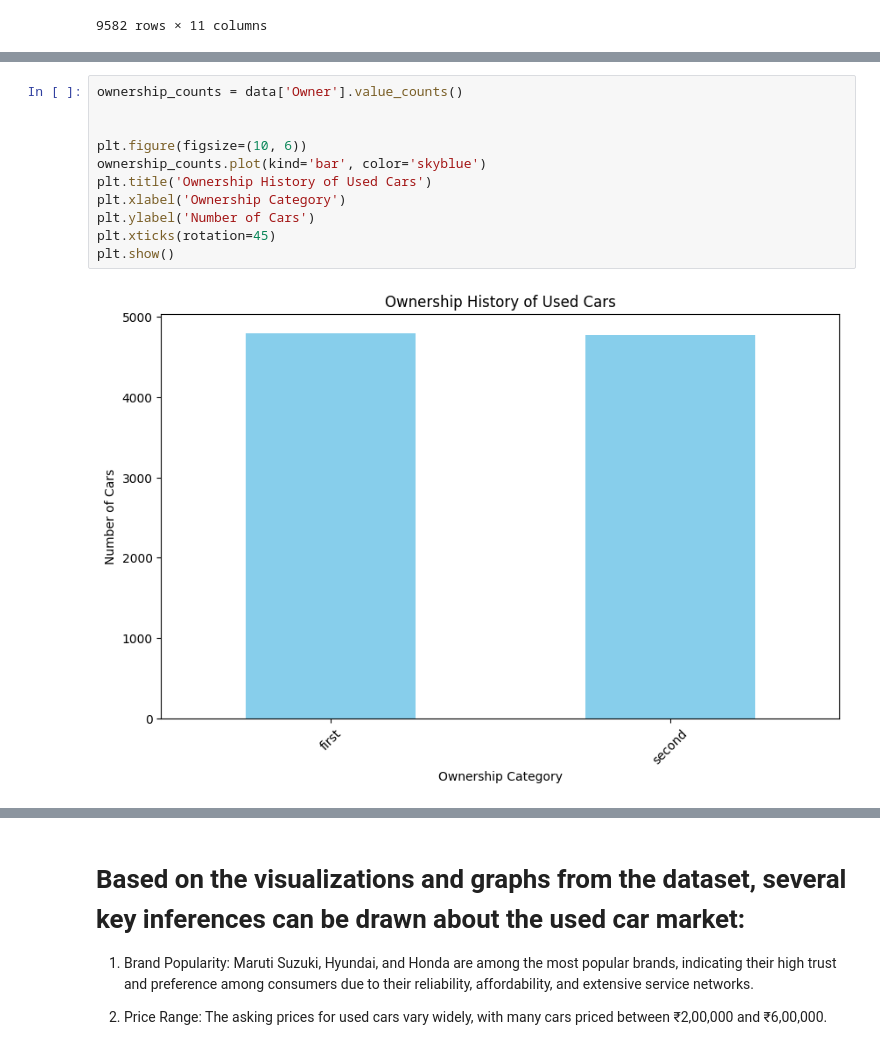
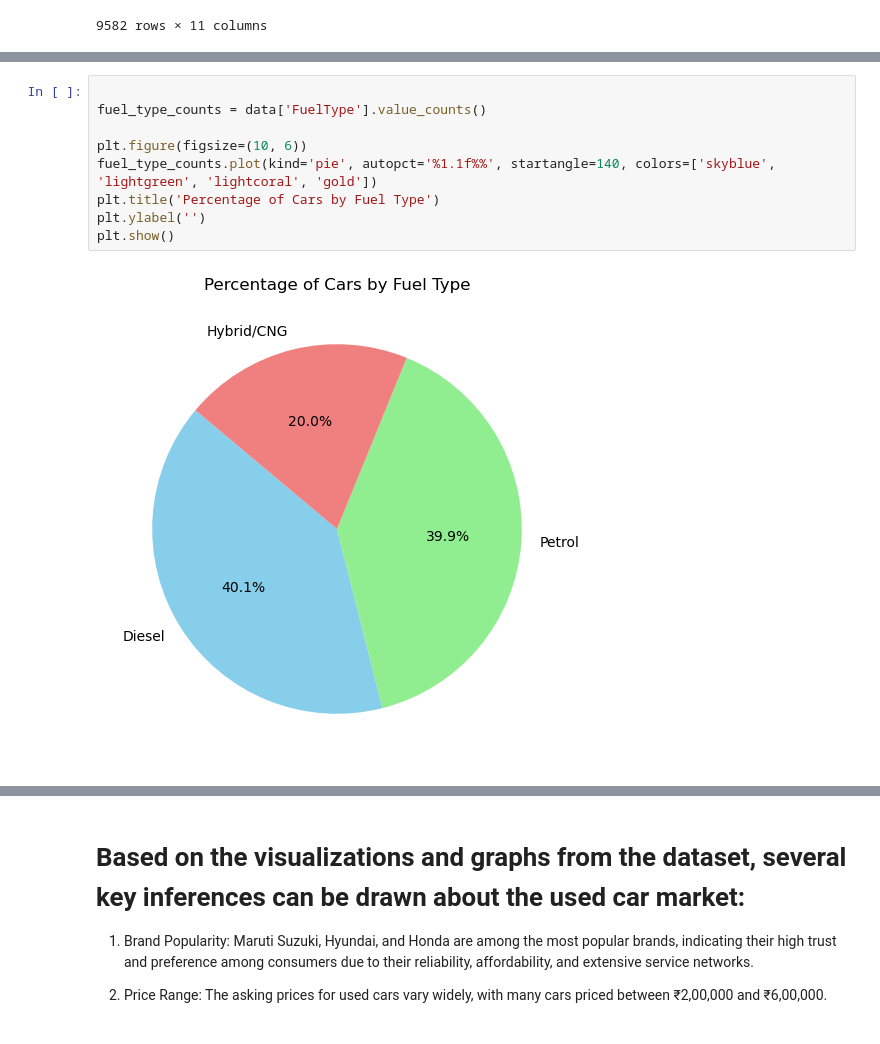
Before and after one commit to Dananjay8055/Data_analytics_project, a Jupyter notebook: Untitled2.ipynb, the cells around one changed output, grey strips where cells are left out. Saved outputs shown, nothing was run; the diff lists cells and outputs as text.

```diff
--- a/Untitled2.ipynb
+++ b/Untitled2.ipynb
@@ -96,16 +73,14 @@ display(data[data["Age"]==25])
 # %%
-ownership_counts = data['Owner'].value_counts()
 
+fuel_type_counts = data['FuelType'].value_counts()
 
 plt.figure(figsize=(10, 6))
-ownership_counts.plot(kind='bar', color='skyblue')
-plt.title('Ownership History of Used Cars')
-plt.xlabel('Ownership Category')
-plt.ylabel('Number of Cars')
-plt.xticks(rotation=45)
+fuel_type_counts.plot(kind='pie', autopct='%1.1f%%', startangle=140, colors=['skyblue', 'lightgreen', 'lightcoral', 'gold'])
+plt.title('Percentage of Cars by Fuel Type')
+plt.ylabel('')
 plt.show()
 # %% [output]
-[figure, old version]
+[figure, new version]
 # %%
 model_counts = pd.DataFrame(data['model'].value_counts())
 model_counts=model_counts.iloc[:20,:]
```
Also changed, not shown: parts of 8 cells of this notebook, 1 other file.
